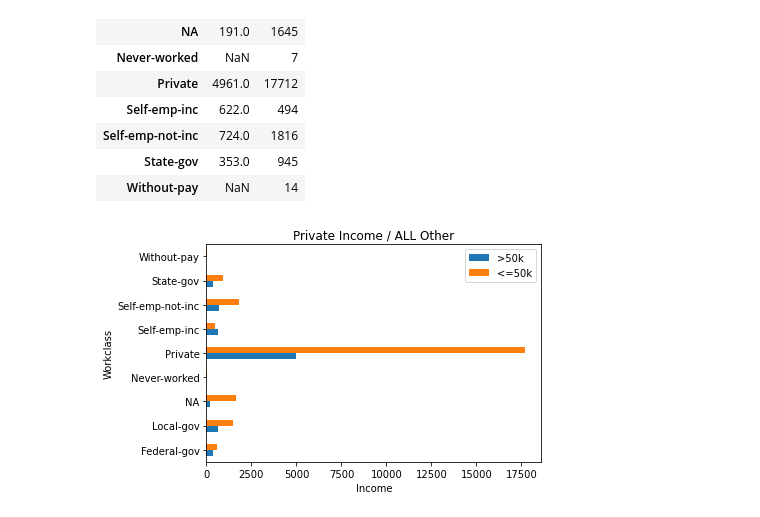
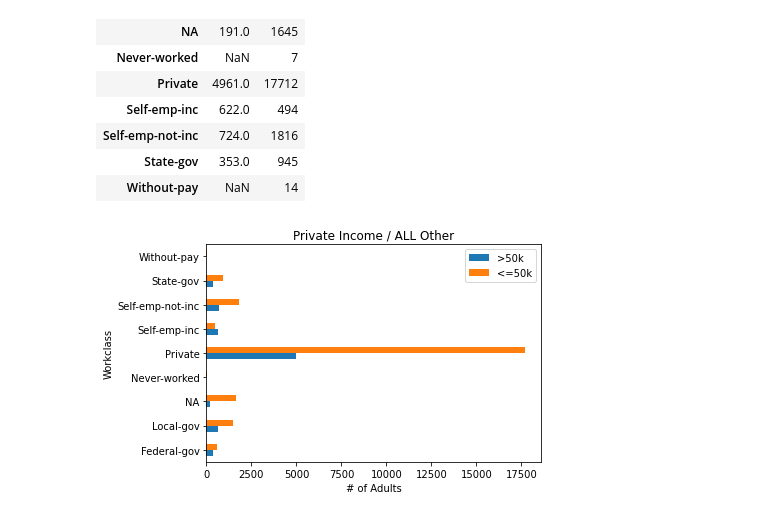
Before and after one commit to markerickson314/project-one, a Jupyter notebook: Katrice.ipynb, the cells around one changed output. Saved outputs shown, nothing was run; the diff lists cells and outputs as text; code cells hidden in the pictures.

```diff
--- a/Katrice.ipynb
+++ b/Katrice.ipynb
@@ -340,9 +354,9 @@ incomejoin_df
 # %%
 #bar plot incomejoin_df
 incomejoin_df.plot.barh()
-plt.xlabel("Income")
+plt.xlabel("# of Adults")
 plt.ylabel("Workclass")
 plt.title("Private Income / ALL Other")
 plt.show()
 # %% [output]
-[figure, old version]
+[figure, new version]
```
Also changed, not shown: parts of 5 cells of this notebook, 1 other file.
